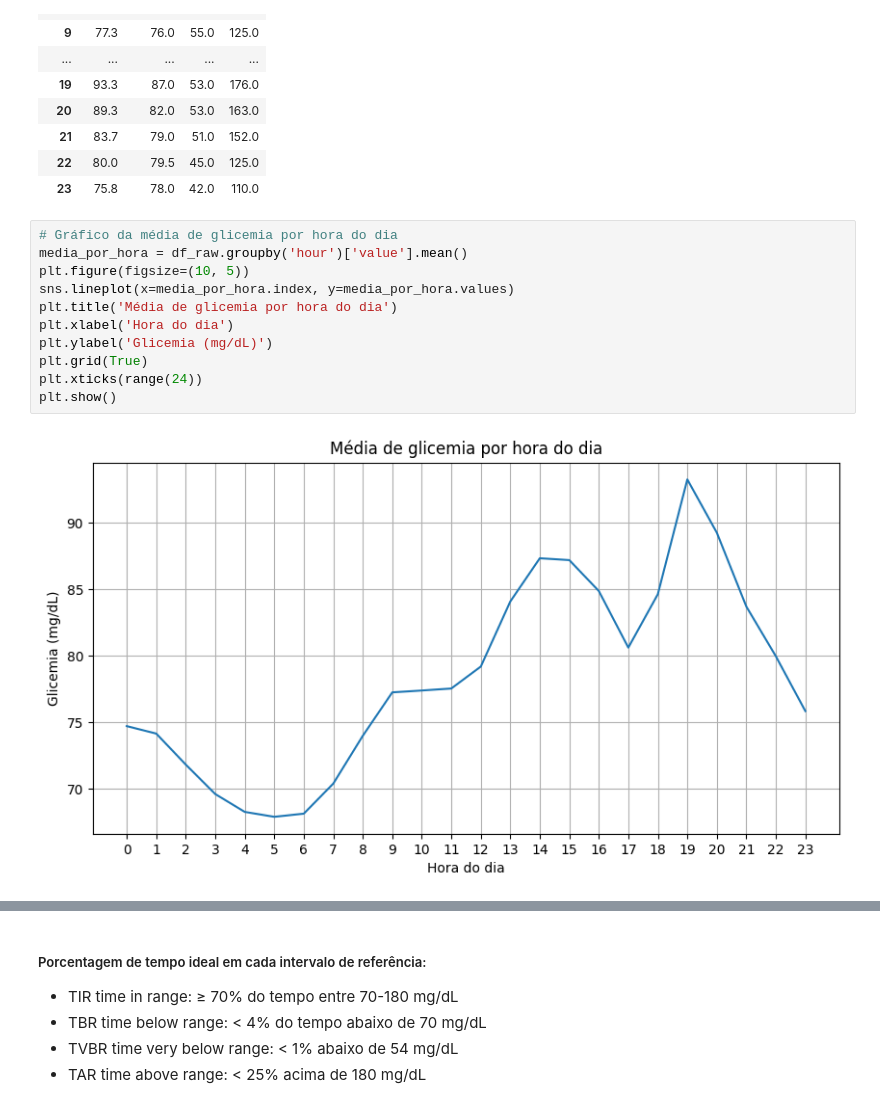
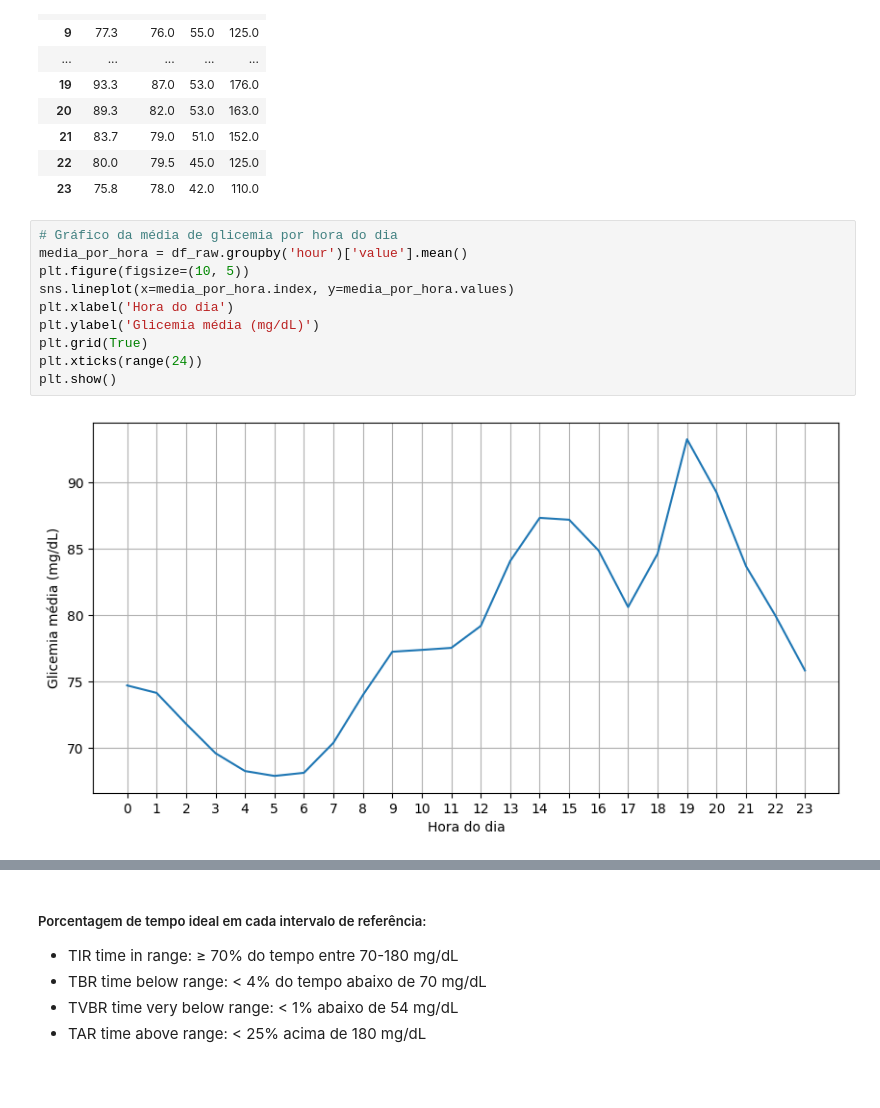
Before and after one commit to teco-insights/continuous-glucose-monitoring, a Jupyter notebook: continuous_glucose_monitoring.ipynb, the cells around one changed output, grey strips where cells are left out. Saved outputs shown, nothing was run; the diff lists cells and outputs as text; blank space fills up the shorter version.

```diff
--- a/continuous_glucose_monitoring.ipynb
+++ b/continuous_glucose_monitoring.ipynb
@@ -483,13 +483,12 @@ df_raw.groupby('hour')['value'].agg(['mean', 'median', 'min', 'max']).round(1)
 # %%
 # Gráfico da média de glicemia por hora do dia
 media_por_hora = df_raw.groupby('hour')['value'].mean()
 plt.figure(figsize=(10, 5))
 sns.lineplot(x=media_por_hora.index, y=media_por_hora.values)
-plt.title('Média de glicemia por hora do dia')
 plt.xlabel('Hora do dia')
-plt.ylabel('Glicemia (mg/dL)')
+plt.ylabel('Glicemia média (mg/dL)')
 plt.grid(True)
 plt.xticks(range(24))
 plt.show()
 # %% [output]
-[figure, old version]
+[figure, new version]
```
Also changed, not shown: parts of 11 cells of this notebook.
